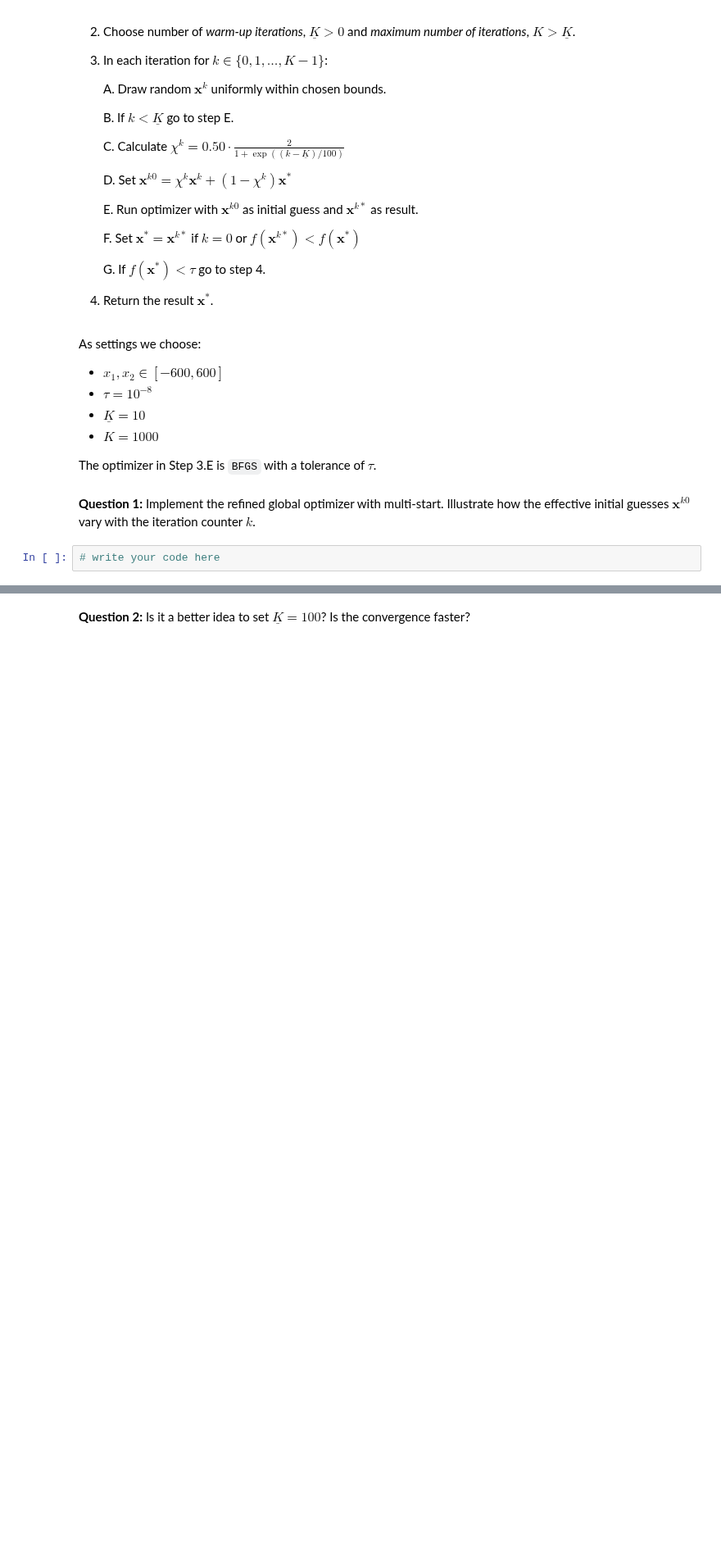
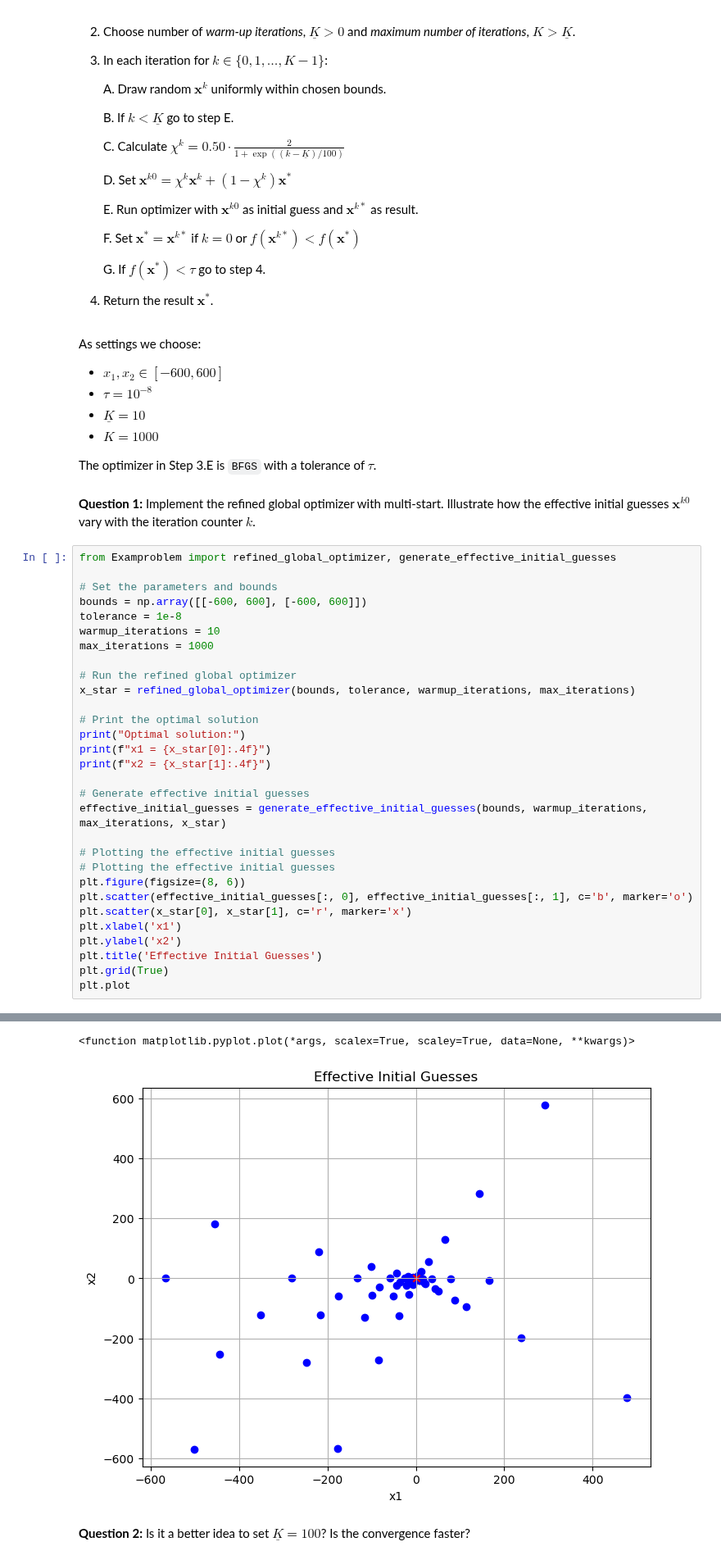
Before and after one commit to NumEconCopenhagen/projects-2023-leif, a Jupyter notebook: Exam/Examenfil.ipynb, the cells around one changed output, grey strips where cells are left out. Shown at 82% size. Drawn from its saved outputs; the diff is of its cells as text; blank space fills up the shorter version.

```diff
--- a/Exam/Examenfil.ipynb
+++ b/Exam/Examenfil.ipynb
@@ -570,5 +570,34 @@ As settings we choose:
 The optimizer in Step 3.E is `BFGS` with a tolerance of $\tau$.
 # %% [markdown]
 **Question 1:** Implement the refined global optimizer with multi-start. Illustrate how the effective initial guesses $\mathbf{x}^{k0}$ vary with the iteration counter $k$.
-# %%
-# write your code here
+# %%
+from Examproblem import refined_global_optimizer, generate_effective_initial_guesses
+
+# Set the parameters and bounds
+bounds = np.array([[-600, 600], [-600, 600]])
+tolerance = 1e-8
+warmup_iterations = 10
+max_iterations = 1000
+
+# Run the refined global optimizer
+x_star = refined_global_optimizer(bounds, tolerance, warmup_iterations, max_iterations)
+
+# Print the optimal solution
+print("Optimal solution:")
+print(f"x1 = {x_star[0]:.4f}")
+print(f"x2 = {x_star[1]:.4f}")
+
+# Generate effective initial guesses
+effective_initial_guesses = generate_effective_initial_guesses(bounds, warmup_iterations, max_iterations, x_star)
+
+# Plotting the effective initial guesses
+# Plotting the effective initial guesses
+plt.figure(figsize=(8, 6))
+plt.scatter(effective_initial_guesses[:, 0], effective_initial_guesses[:, 1], c='b', marker='o')
+plt.scatter(x_star[0], x_star[1], c='r', marker='x')
+plt.xlabel('x1')
+plt.ylabel('x2')
+plt.title('Effective Initial Guesses')
+plt.grid(True)
+plt.plot
+# %% [output]
@@ -575,2 +607,4 @@ The optimizer in Step 3.E is `BFGS` with a tolerance of $\tau$.
+<function matplotlib.pyplot.plot(*args, scalex=True, scaley=True, data=None, **kwargs)>
+[figure, added]
 # %% [markdown]
 **Question 2:** Is it a better idea to set $\underline{K} = 100$? Is the convergence faster?
```
Also changed, not shown: parts of 8 cells of this notebook, 3 other files.
